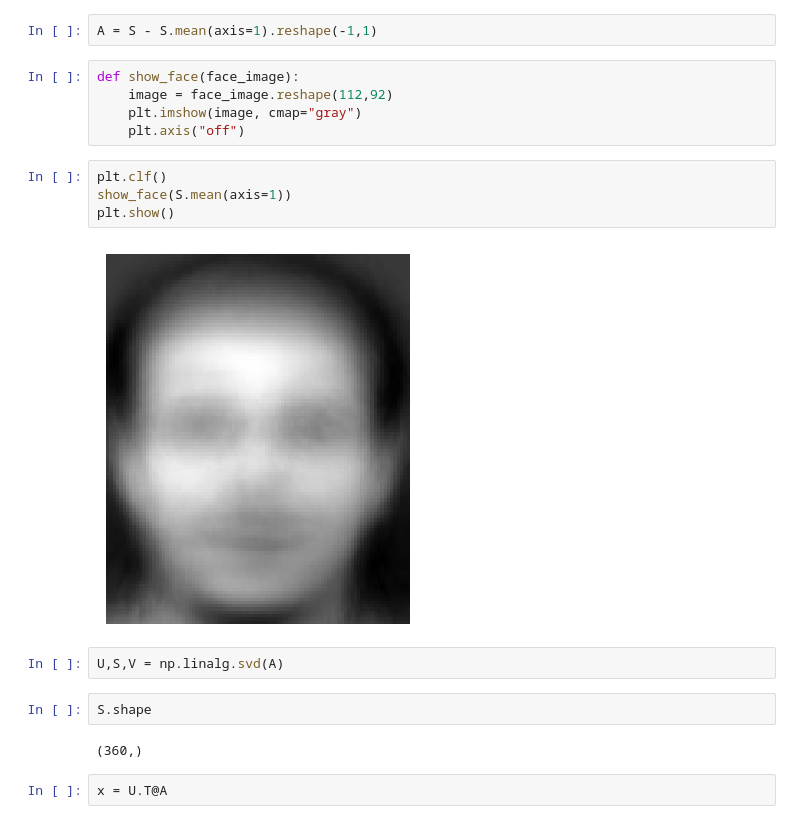
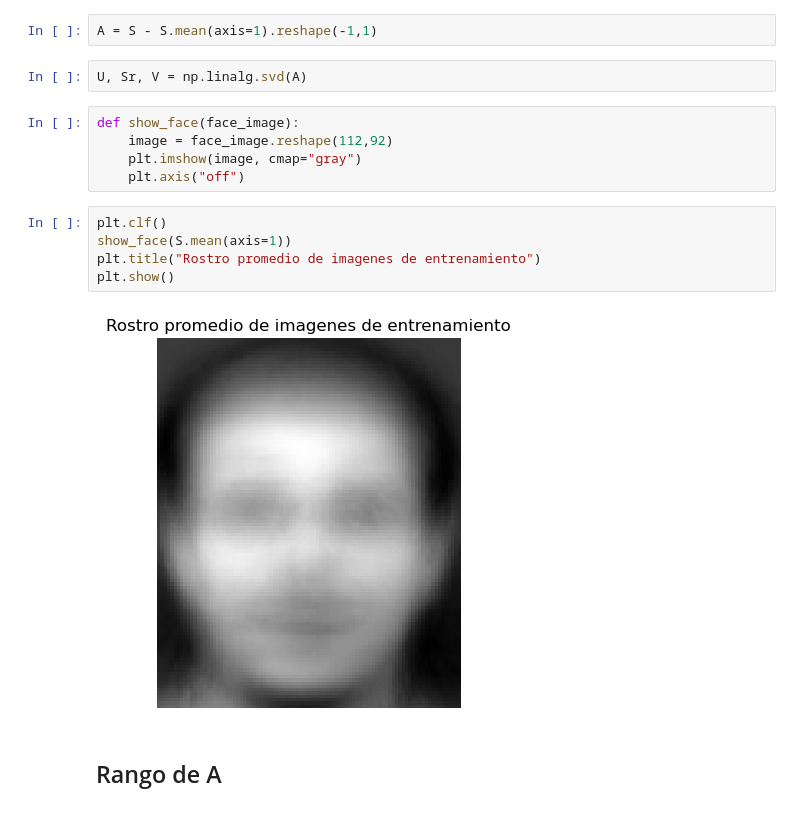
Before and after one commit to RodriguezCanoJP/LaboratorioANPI, a Jupyter notebook: svd_laboratorio.ipynb, the cells around one changed output. Saved outputs shown, nothing was run; the diff lists cells and outputs as text.

Commit message:
Calculo de errores y reconocimiento de imagenes de entrenamiento

```diff
--- a/svd_laboratorio.ipynb
+++ b/svd_laboratorio.ipynb
@@ -112,5 +91,7 @@ Processing /Users/juanpablorodriguez/Documents/Universidad/Semestre XI/ANPI/Labo
 # %%
 A = S - S.mean(axis=1).reshape(-1,1)
+# %%
+U, Sr, V = np.linalg.svd(A)
 # %%
 def show_face(face_image):
     image = face_image.reshape(112,92)
@@ -119,15 +100,10 @@ def show_face(face_image):
 # %%
 plt.clf()
 show_face(S.mean(axis=1))
+plt.title("Rostro promedio de imagenes de entrenamiento")
 plt.show()
 # %% [output]
-[figure, old version]
+[figure, new version]
-# %%
-U,S,V = np.linalg.svd(A)
-# %%
-S.shape
-# %% [output]
-(360,)
-# %%
-x = U.T@A
+# %% [markdown]
+## Rango de A
 # %%
```
Also changed, not shown: parts of 16 cells of this notebook.
